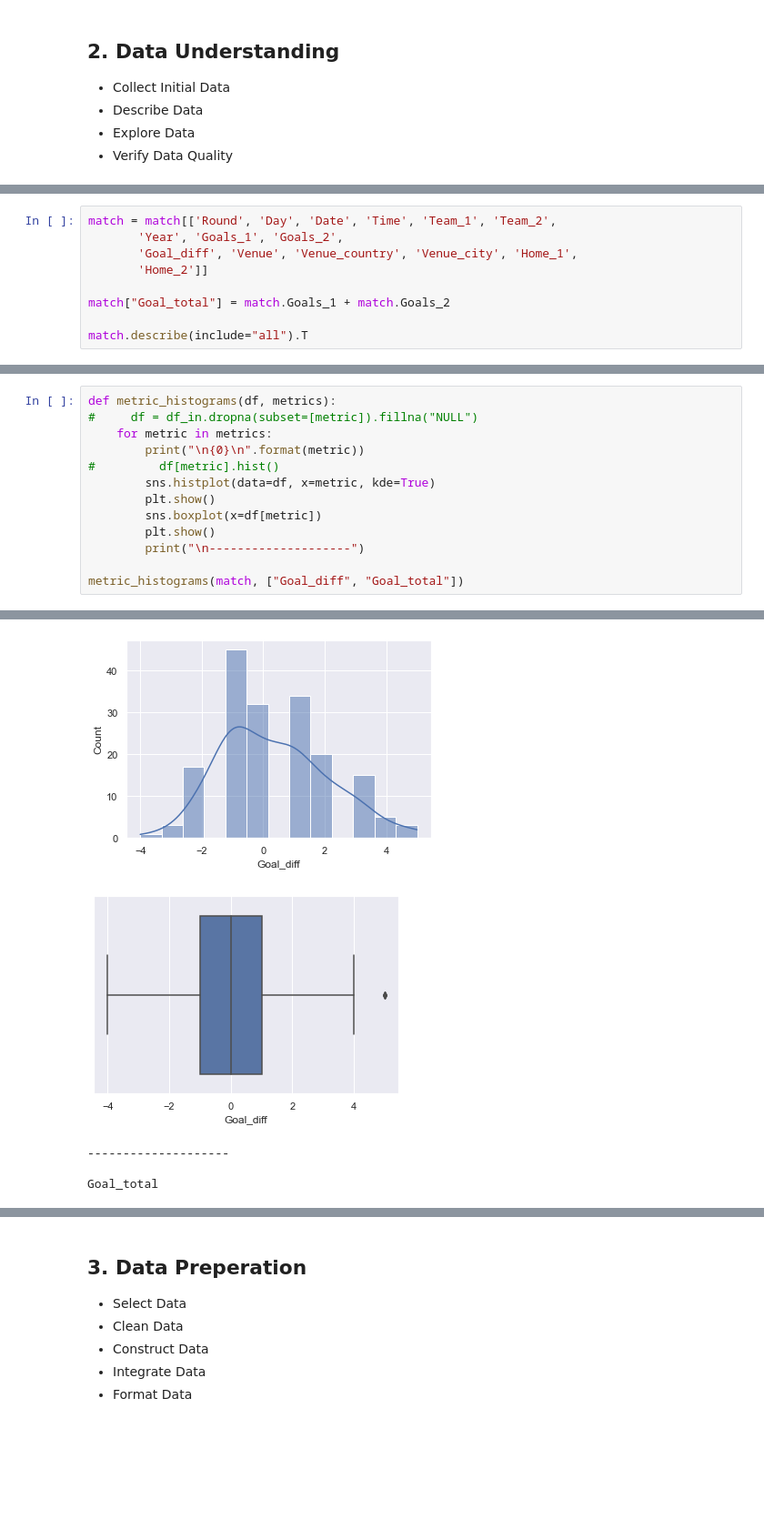
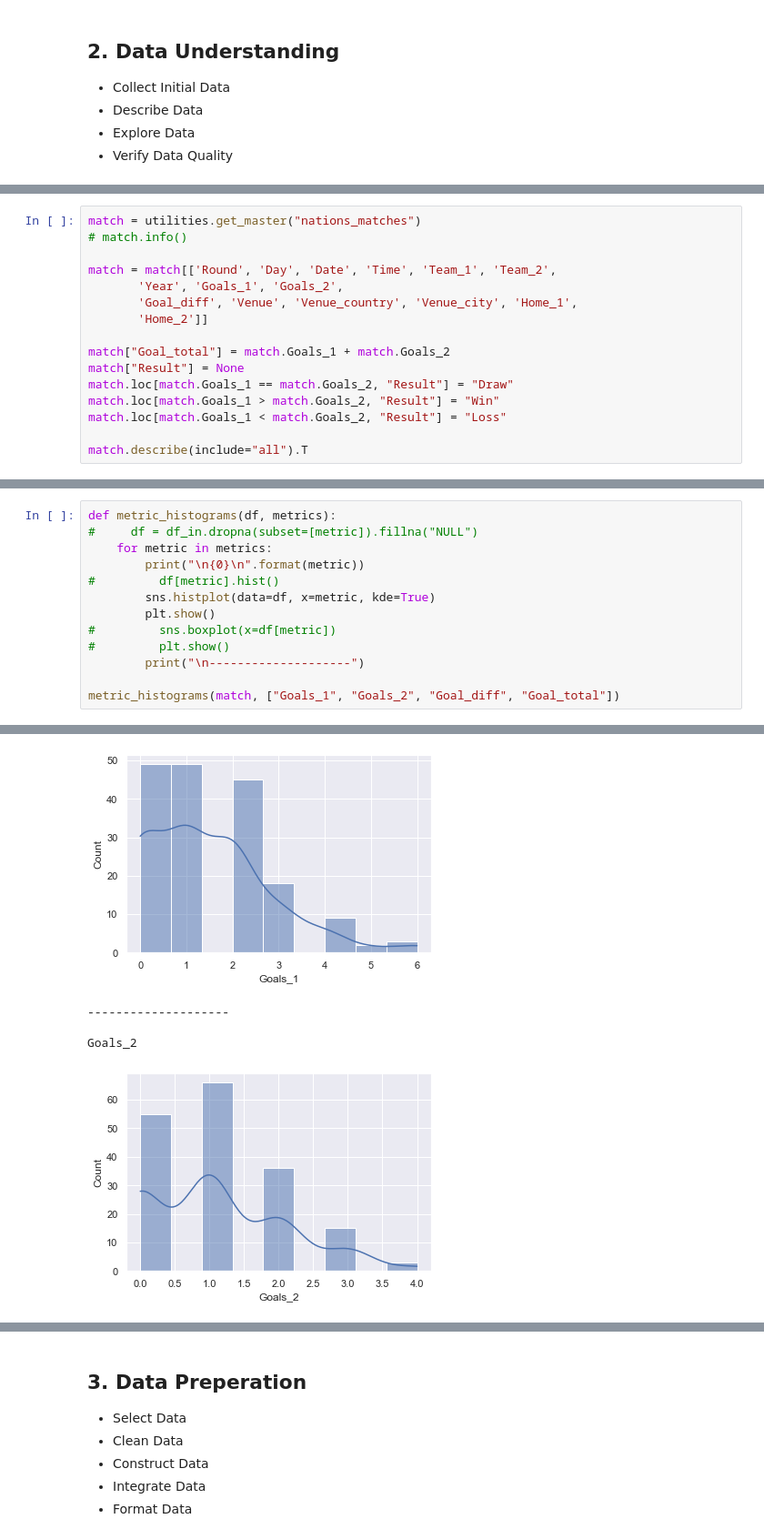
Before and after one commit to deacona/the-ball-is-round, a Jupyter notebook: notebooks/intl_02_euro_2020.ipynb, the cells around one changed output, grey strips where cells are left out. Shown at 91% size. Saved outputs shown, nothing was run; the diff lists cells and outputs as text; blank space fills up the shorter version.

```diff
--- a/notebooks/intl_02_euro_2020.ipynb
+++ b/notebooks/intl_02_euro_2020.ipynb
@@ -92,10 +72,17 @@ memory usage: 41.3+ KB
 # %%
+match = utilities.get_master("nations_matches")
+# match.info()
+
 match = match[['Round', 'Day', 'Date', 'Time', 'Team_1', 'Team_2',
        'Year', 'Goals_1', 'Goals_2',
        'Goal_diff', 'Venue', 'Venue_country', 'Venue_city', 'Home_1',
        'Home_2']]
 
 match["Goal_total"] = match.Goals_1 + match.Goals_2
+match["Result"] = None
+match.loc[match.Goals_1 == match.Goals_2, "Result"] = "Draw"
+match.loc[match.Goals_1 > match.Goals_2, "Result"] = "Win"
+match.loc[match.Goals_1 < match.Goals_2, "Result"] = "Loss"
 
 match.describe(include="all").T
 # %% [output]
@@ -146,9 +115,9 @@ def metric_histograms(df, metrics):
 #         df[metric].hist()
         sns.histplot(data=df, x=metric, kde=True)
         plt.show()
-        sns.boxplot(x=df[metric])
-        plt.show()
+#         sns.boxplot(x=df[metric])
+#         plt.show()
         print("\n--------------------")
 
-metric_histograms(match, ["Goal_diff", "Goal_total"])
+metric_histograms(match, ["Goals_1", "Goals_2", "Goal_diff", "Goal_total"])
 # %% [output]
@@ -156,5 +125,5 @@ Goal_diff
-[figure, old version]
+[figure, new version]
+--------------------
+
+Goals_2
-[figure, old version]
+[figure, new version]
---------------------
-
-Goal_total
```
Also changed, not shown: parts of 33 cells of this notebook, 1 other file.
